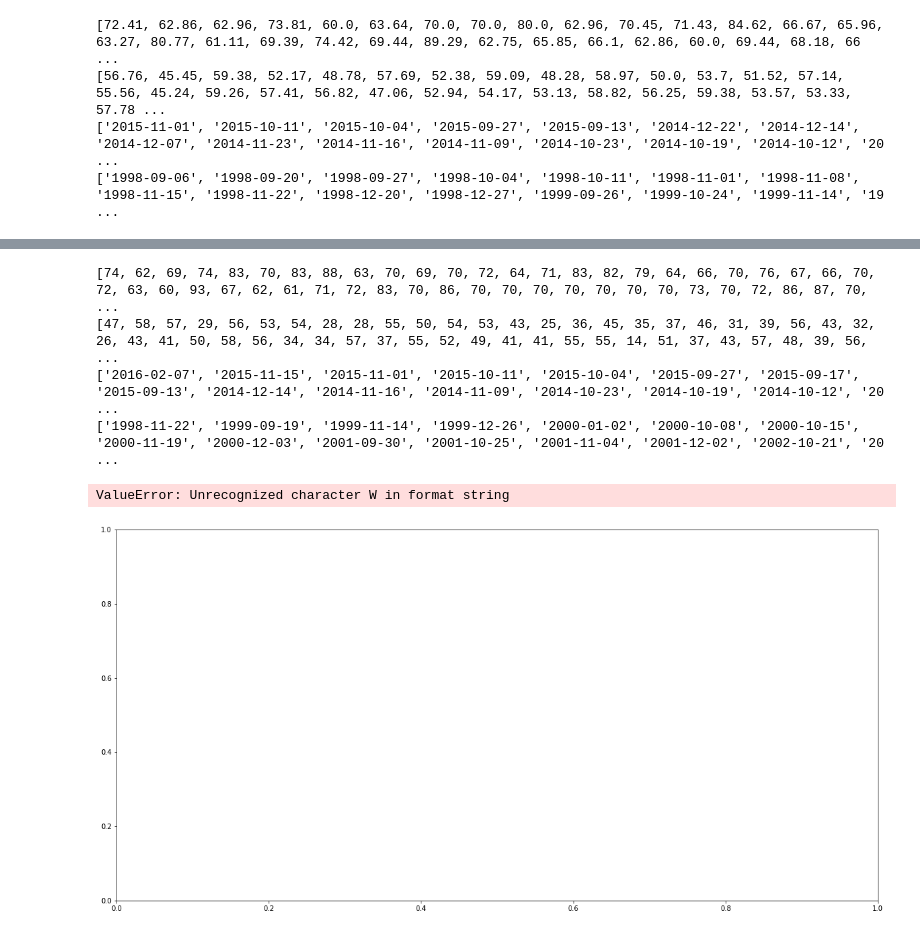
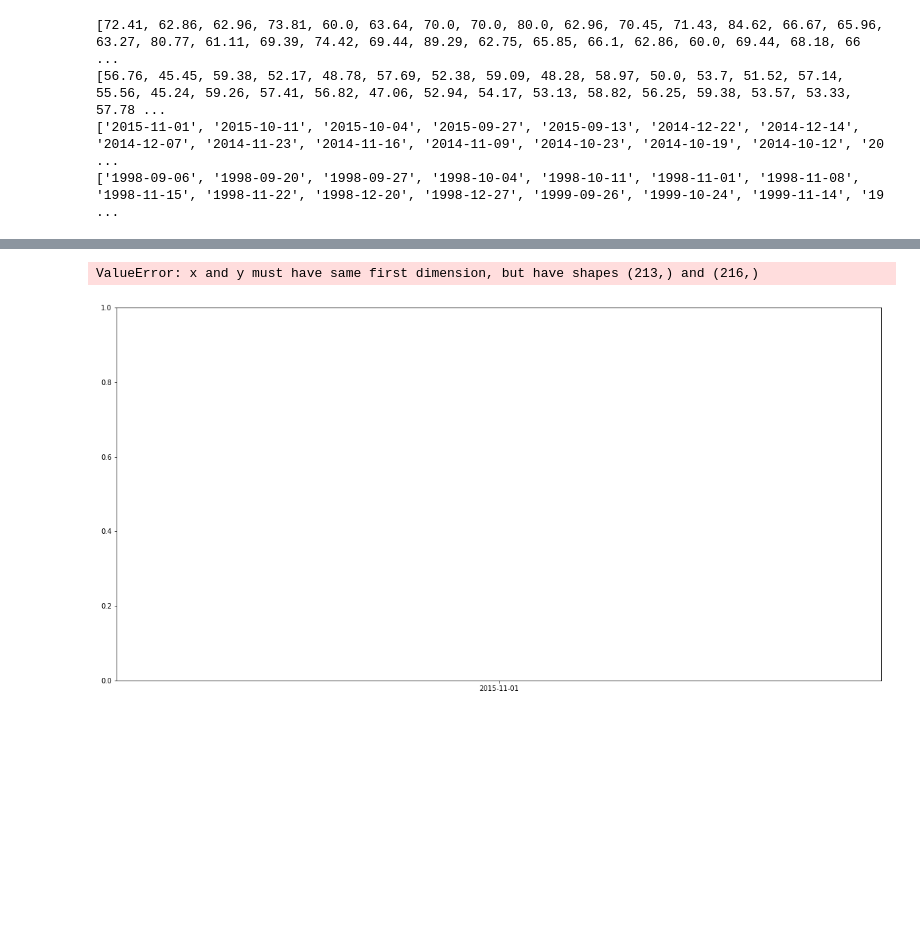
Before and after one commit to valpomet330-FA18/final-project-hbricca, a Jupyter notebook: Peyton_Manning.ipynb, the cells around one changed output, grey strips where cells are left out. Cells and saved outputs as stored; diff of their text form; code cells hidden in the pictures; blank space fills up the shorter version.

```diff
--- a/Peyton_Manning.ipynb
+++ b/Peyton_Manning.ipynb
@@ -269,3 +305,16 @@ plt.show()
+# %%
+# Plotting the good pass years and temperatures
+import matplotlib.pyplot as plt
+plt.figure(3, figsize = (20,10))
+plt.plot(goodpass_year, warmdays,linewidth=2, markersize=12, color = 'blue')
+plt.xlabel('Time YYYY/MM/DD')
+plt.xticks(rotation=90)
+plt.ylabel('Temperature [F] and Pass Completion [%]')
+plt.savefig('goodpasspercentage.png', dpi=150)
+plt.show()
+# %% [output]
+ValueError: x and y must have same first dimension, but have shapes (213,) and (216,)
+[figure, added]
 # %%
 # Plotting the bad pass years and pass percentages
 import matplotlib.pyplot as plt
@@ -279,46 +327 @@ plt.savefig('goodpasspercentage.png', dpi=150)
 plt.show()
-# %%
-# Now we are goincoldyearsg to plot more data using the above calculations of warm days, cold days, good percentage
-# and bad percentage rates.
-low = 0
-high = 292
-tempsep = [0,0,0,0,0,0,0,0,0,0,0,0,0,0,0,0,0,0,0,0,0,0,0,0,0,0,0,0,0,0,0,0,0,0,0,0,0,0,0,0,0,0,0,0,0,0,0,0,0,0,0,0,0,0,0,0,0,0,0,0,0,0,0,0,0,0,0,0,0,0,0,0,0,0,0,0,0,0,0,0,0,0,0,0,0,0,0,0,0,0,0,0,0,0,0,0,0,0,0,0,0,0,0,0,0,0,0,0,0,0,0,0,0,0,0,0,0,0,0,0,0,0,0,0,0,0,0,0,0,0,0,0,0,0,0,0,0,0,0,0,0,0,0,0,0,0,0,0,0,0,0,0,0,0,0,0,0,0,0,0,0,0,0,0,0,0,0,0,0,0,0,0,0,0,0,0,0,0,0,0,0,0,0,0,0,0,0,0,0,0,0,0,0,0,0,0,0,0,0,0,0,0,0,0,0,0,0,0,0,0,0,0,0,0,0,0,0,0,0,0,0,0,0,0,0,0,0,0,0,0,0,0,0,0,0,0,0,0,0,0,0,0,0,0,0,0,0,0,0,0,0,0,0,0,0,0,0,0,0,0,0,0,0,0,0,0,0,0,0,0,0,0,0,0,0,0,0,0,0,0,0,0,0,0,0,0,0,0,0,0,0,0,0]
-yearsep = [0,0,0,0,0,0,0,0,0,0,0,0,0,0,0,0,0,0,0,0,0,0,0,0,0,0,0,0,0,0,0,0,0,0,0,0,0,0,0,0,0,0,0,0,0,0,0,0,0,0,0,0,0,0,0,0,0,0,0,0,0,0,0,0,0,0,0,0,0,0,0,0,0,0,0,0,0,0,0,0,0,0,0,0,0,0,0,0,0,0,0,0,0,0,0,0,0,0,0,0,0,0,0,0,0,0,0,0,0,0,0,0,0,0,0,0,0,0,0,0,0,0,0,0,0,0,0,0,0,0,0,0,0,0,0,0,0,0,0,0,0,0,0,0,0,0,0,0,0,0,0,0,0,0,0,0,0,0,0,0,0,0,0,0,0,0,0,0,0,0,0,0,0,0,0,0,0,0,0,0,0,0,0,0,0,0,0,0,0,0,0,0,0,0,0,0,0,0,0,0,0,0,0,0,0,0,0,0,0,0,0,0,0,0,0,0,0,0,0,0,0,0,0,0,0,0,0,0,0,0,0,0,0,0,0,0,0,0,0,0,0,0,0,0,0,0,0,0,0,0,0,0,0,0,0,0,0,0,0,0,0,0,0,0,0,0,0,0,0,0,0,0,0,0,0,0,0,0,0,0,0,0,0,0,0,0,0,0,0,0,0,0,0]
-
-a = len(tempsep)
-
-for t in range(293):
-    if (temp[t] >= 60):
-        tempsep[high] = temp[t]
-        yearsep[high] = years[t]
-        high = high - 1
-    else:
-        tempsep[low] = temp[t]
-        yearsep[low] = years[t]
-        low = low + 1
-
-# Now saving it off to a variable so that we can graph it below.
-#print (tempsep)
-warmdays = tempsep[low:292]
-colddays = tempsep[0:high]
-warmyears = yearsep[low:292]
-coldyears = yearsep[0:high]
-print(warmdays)
-print(colddays)
-print(warmyears)
-print(coldyears)
-
-plt.figure(2, figsize = (20,10))
-
-plt.plot(warmyears, warmdays, 'Warm Days [F]', color = 'orange')
-plt.plot(coldyears, colddays, 'Pass percentage [%]', color = 'blue')
-plt.legend()
-plt.savefig('Warmdays_pass.png', dpi=150)
-plt.show()
-# %% [output]
-[74, 62, 69, 74, 83, 70, 83, 88, 63, 70, 69, 70, 72, 64, 71, 83, 82, 79, 64, 66, 70, 76, 67, 66, 70, 72, 63, 60, 93, 67, 62, 61, 71, 72, 83, 70, 86, 70, 70, 70, 70, 70, 70, 70, 73, 70, 72, 86, 87, 70, ...
-[47, 58, 57, 29, 56, 53, 54, 28, 28, 55, 50, 54, 53, 43, 25, 36, 45, 35, 37, 46, 31, 39, 56, 43, 32, 26, 43, 41, 50, 58, 56, 34, 34, 57, 37, 55, 52, 49, 41, 41, 55, 55, 14, 51, 37, 43, 57, 48, 39, 56, ...
-['2016-02-07', '2015-11-15', '2015-11-01', '2015-10-11', '2015-10-04', '2015-09-27', '2015-09-17', '2015-09-13', '2014-12-14', '2014-11-16', '2014-11-09', '2014-10-23', '2014-10-19', '2014-10-12', '20 ...
-['1998-11-22', '1999-09-19', '1999-11-14', '1999-12-26', '2000-01-02', '2000-10-08', '2000-10-15', '2000-11-19', '2000-12-03', '2001-09-30', '2001-10-25', '2001-11-04', '2001-12-02', '2002-10-21', '20 ...
-ValueError: Unrecognized character W in format string
-[figure, removed]
```
Also changed, not shown: parts of 4 cells of this notebook.
